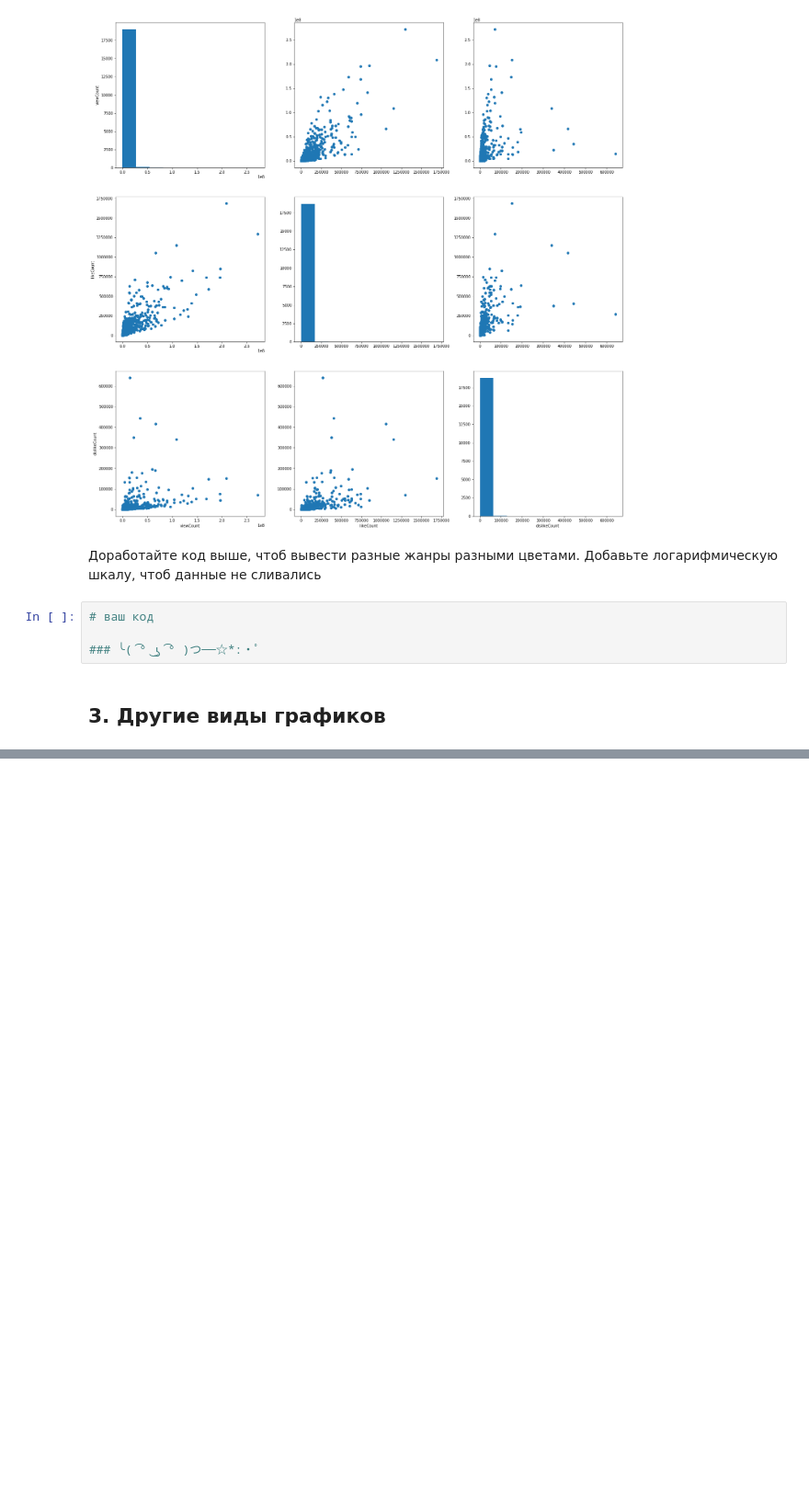
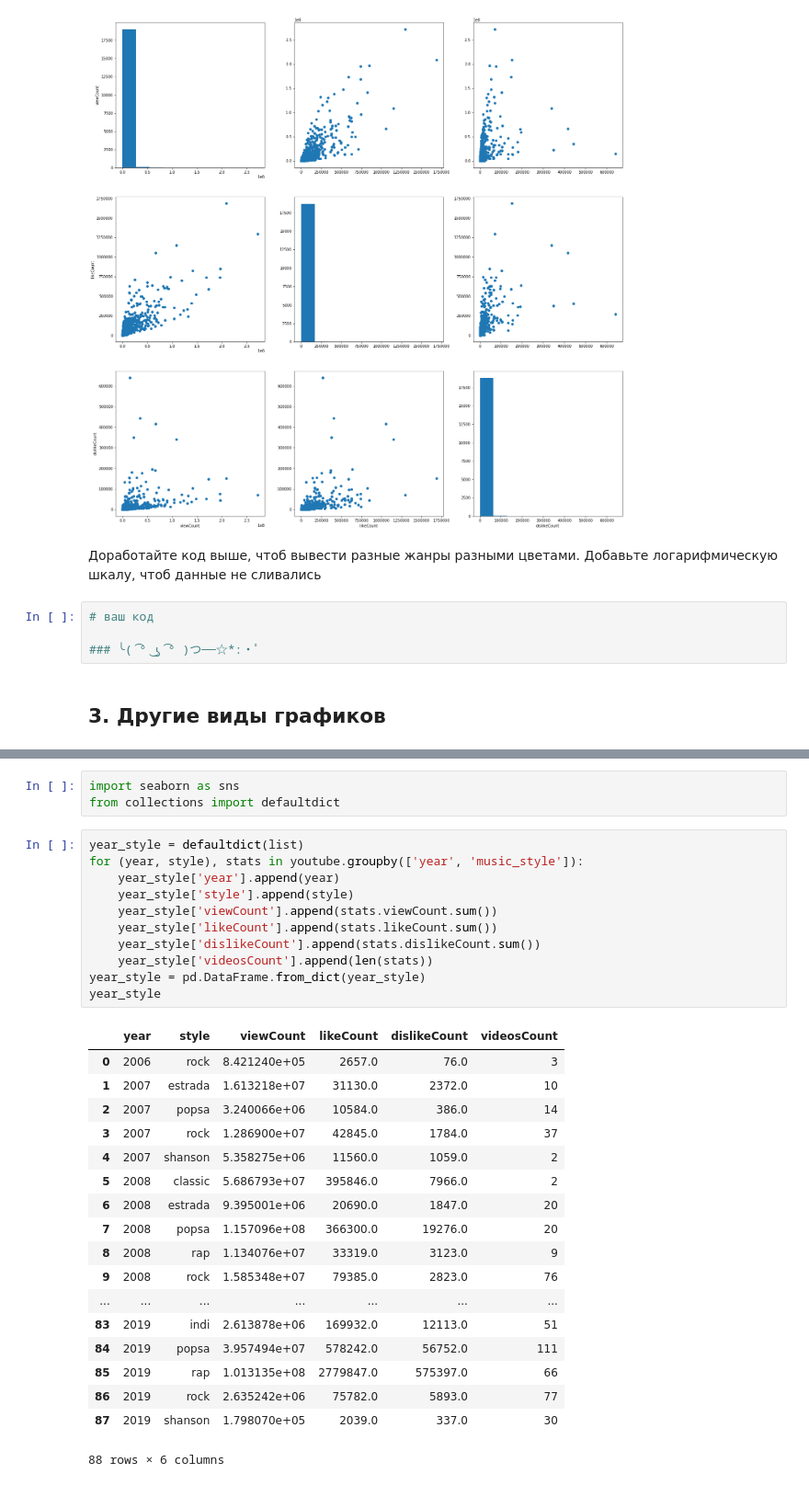
Before and after one commit to star-yar/HSE_Data_Culture, a Jupyter notebook: Intro_to_DS_2019/sem_5_visual/Visualisation.ipynb, the cells around one changed output, grey strips where cells are left out. Shown: that part at 92% size. Cells and saved outputs as stored; diff of their text form; blank space fills up the shorter version.

```diff
--- a/Intro_to_DS_2019/sem_5_visual/Visualisation.ipynb
+++ b/Intro_to_DS_2019/sem_5_visual/Visualisation.ipynb
@@ -236,0 +248,33 @@ fig.show()
+# %%
+import seaborn as sns
+from collections import defaultdict
+# %%
+year_style = defaultdict(list)
+for (year, style), stats in youtube.groupby(['year', 'music_style']):
+    year_style['year'].append(year)
+    year_style['style'].append(style)
+    year_style['viewCount'].append(stats.viewCount.sum())
+    year_style['likeCount'].append(stats.likeCount.sum())
+    year_style['dislikeCount'].append(stats.dislikeCount.sum())
+    year_style['videosCount'].append(len(stats))
+year_style = pd.DataFrame.from_dict(year_style)
+year_style
+# %% [output]
+|  | year | style | viewCount | likeCount | dislikeCount | videosCount |
+| 0 | 2006 | rock | 8.421240e+05 | 2657.0 | 76.0 | 3 |
+| 1 | 2007 | estrada | 1.613218e+07 | 31130.0 | 2372.0 | 10 |
+| 2 | 2007 | popsa | 3.240066e+06 | 10584.0 | 386.0 | 14 |
+| 3 | 2007 | rock | 1.286900e+07 | 42845.0 | 1784.0 | 37 |
+| 4 | 2007 | shanson | 5.358275e+06 | 11560.0 | 1059.0 | 2 |
+| 5 | 2008 | classic | 5.686793e+07 | 395846.0 | 7966.0 | 2 |
+| 6 | 2008 | estrada | 9.395001e+06 | 20690.0 | 1847.0 | 20 |
+| 7 | 2008 | popsa | 1.157096e+08 | 366300.0 | 19276.0 | 20 |
+| 8 | 2008 | rap | 1.134076e+07 | 33319.0 | 3123.0 | 9 |
+| 9 | 2008 | rock | 1.585348e+07 | 79385.0 | 2823.0 | 76 |
+| ... | ... | ... | ... | ... | ... | ... |
+| 83 | 2019 | indi | 2.613878e+06 | 169932.0 | 12113.0 | 51 |
+| 84 | 2019 | popsa | 3.957494e+07 | 578242.0 | 56752.0 | 111 |
+| 85 | 2019 | rap | 1.013135e+08 | 2779847.0 | 575397.0 | 66 |
+| 86 | 2019 | rock | 2.635242e+06 | 75782.0 | 5893.0 | 77 |
+| 87 | 2019 | shanson | 1.798070e+05 | 2039.0 | 337.0 | 30 |
+88 rows × 6 columns
```
Also changed, not shown: parts of 7 cells of this notebook, 2 other files.
